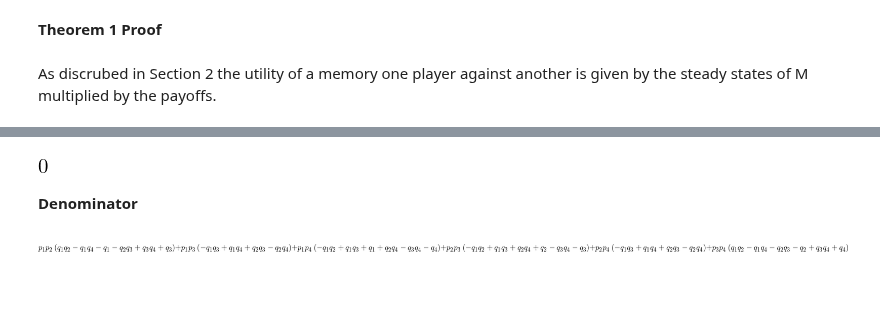
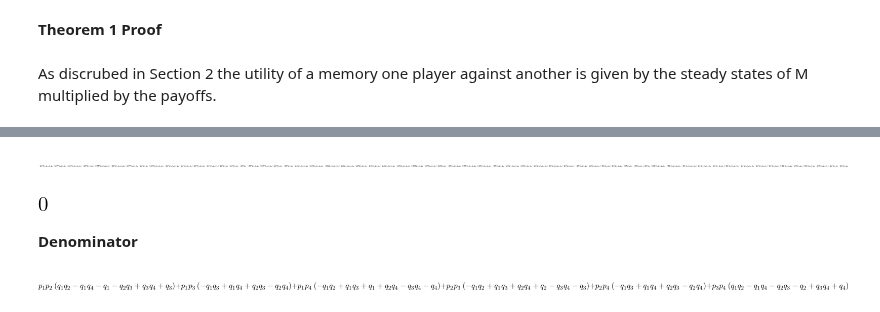
Before and after one commit to Nikoleta-v3/Memory-size-in-the-prisoners-dilemma, a Jupyter notebook: nbs/0.0.2 Proofs.ipynb, the cells around one changed output, grey strips where cells are left out. Drawn from its saved outputs; the diff is of its cells as text; code cells hidden in the pictures; blank space fills up the shorter version.

```diff
--- a/nbs/0.0.2 Proofs.ipynb
+++ b/nbs/0.0.2 Proofs.ipynb
@@ -32,5 +63,7 @@ expr = utility.factor()
+# %%
+utility = pd_utility(S_p, p, q)
 # %%
-numerator, denominator = sym.fraction(expr)
+numerator, denominator = sym.fraction(utility.simplify())
 # %%
 numerator
 # %% [output]
@@ -38,5 +71,5 @@ numerator
 # %%
-numerator_elements = [[numerator.coeff(f1 * f2) * f1 * f2 for f2 in p] for f1 in p]
+numerator_elements = [[numerator.coeff(f1 * f2).factor() * f1 * f2 for f2 in p] for f1 in p]
 # %%
 flat_elements = list(itertools.chain.from_iterable(numerator_elements))
 # %%
@@ -52,8 +85,8 @@ sym.latex(sum(flat_elements) / 2).replace("\\left", "").replace("\\right", "")
 # %%
-linear_expr = numerator.subs({p_2: 0, p_3: 0, p_4: 0}).coeff(p_1) * p_1
-linear_expr += numerator.subs({p_1: 0, p_3: 0, p_4: 0}).coeff(p_2) * p_2
-linear_expr += numerator.subs({p_1: 0, p_2: 0, p_4: 0}).coeff(p_3) * p_3
-linear_expr += numerator.subs({p_1: 0, p_2: 0, p_3: 0}).coeff(p_4) * p_4
+linear_expr = numerator.subs({p_2: 0, p_3: 0, p_4: 0}).coeff(p_1).factor() * p_1
+linear_expr += numerator.subs({p_1: 0, p_3: 0, p_4: 0}).coeff(p_2).factor() * p_2
+linear_expr += numerator.subs({p_1: 0, p_2: 0, p_4: 0}).coeff(p_3).factor() * p_3
+linear_expr += numerator.subs({p_1: 0, p_2: 0, p_3: 0}).coeff(p_4).factor() * p_4
 # %%
 linear_expr
 # %% [output]
@@ -75,7 +108,11 @@ sym.latex(constant)
 # %%
-((constant + linear_expr + cross_prod) - numerator).simplify()
+((constant - linear_expr - cross_prod) - numerator).simplify()
 # %% [output]
-[figure, old version]
+[figure, new version]
+# %%
+((cross_prod + linear_expr + constant) - numerator).factor()
+# %% [output]
+[figure, added]
 # %% [markdown]
 **Denominator**
 # %%
```
Also changed, not shown: parts of 27 cells of this notebook, 21 other files.
